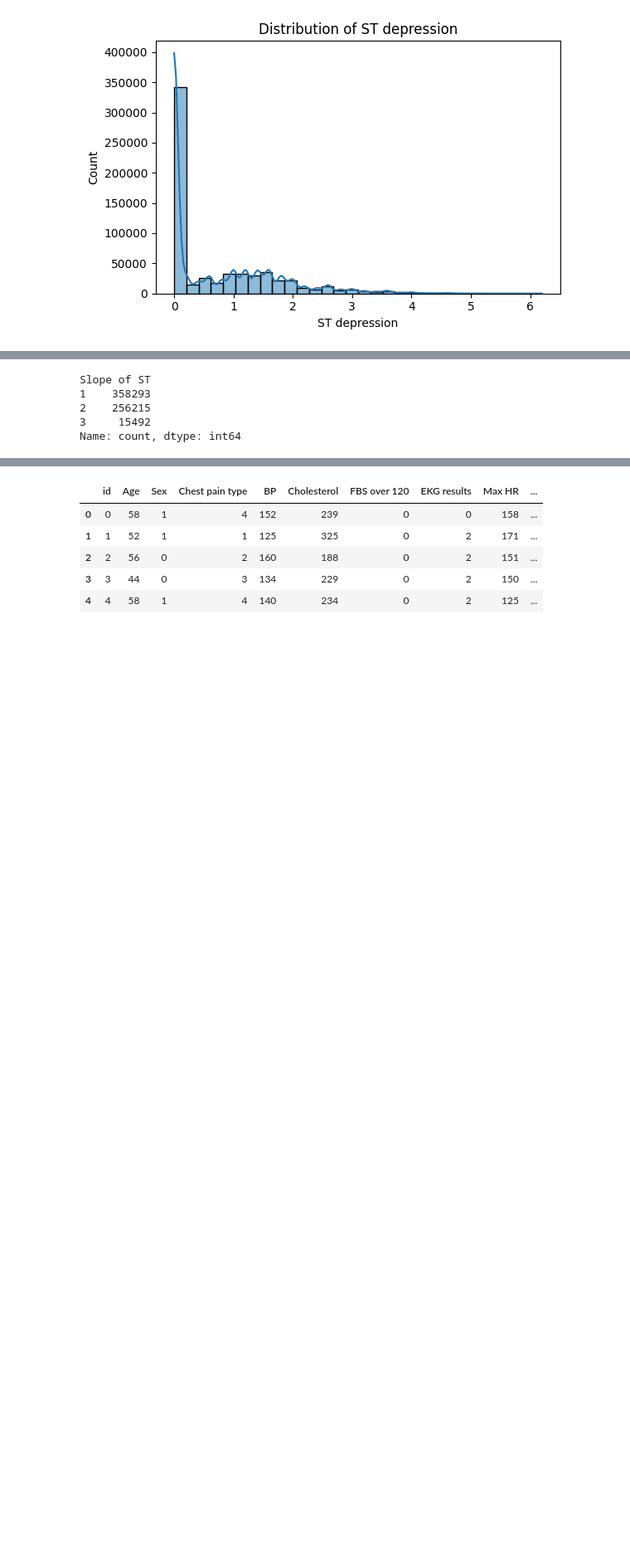
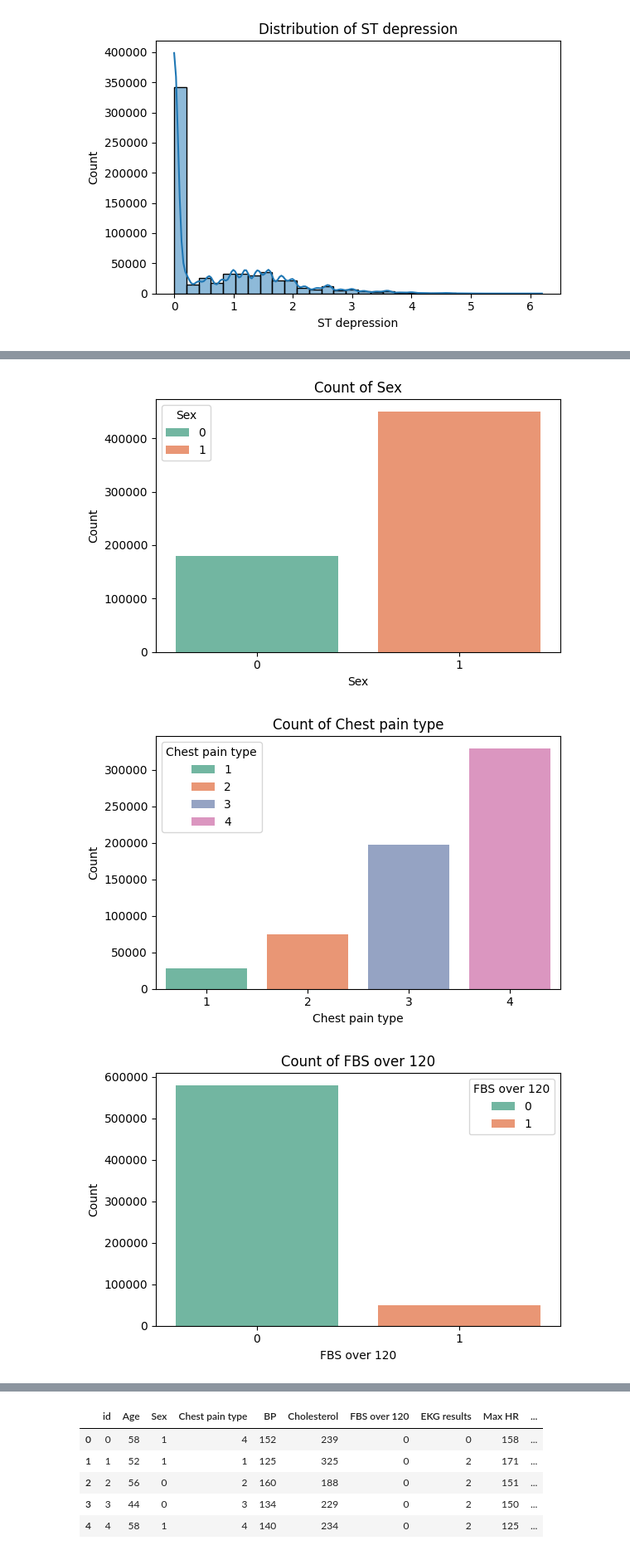
Before and after one commit to Darknight47/Kaggle-Playgrounds, a Jupyter notebook: Heart Disease/Notebooks/data_understanding.ipynb, the cells around one changed output, grey strips where cells are left out. Shown at 83% size. Cells and saved outputs as stored; diff of their text form; code cells hidden in the pictures; blank space fills up the shorter version.

```diff
--- a/Heart Disease/Notebooks/data_understanding.ipynb
+++ b/Heart Disease/Notebooks/data_understanding.ipynb
@@ -168,8 +173,13 @@ for col in numerical_features:
 # %%
-df['Slope of ST'].value_counts()
+for cat in categorical_features:
+    plt.figure(figsize=(6,4))
+    sns.countplot(x=cat, data=df, hue=cat, palette="Set2")
+    plt.title(f"Count of {cat}")
+    plt.xlabel(cat)
+    plt.ylabel("Count")
+    plt.tight_layout()
+    plt.show()
 # %% [output]
-Slope of ST
-1    358293
-2    256215
-3     15492
-Name: count, dtype: int64
+[figure, added]
+[figure, added]
+[figure, added]
```
Also changed, not shown: parts of 5 cells of this notebook.
